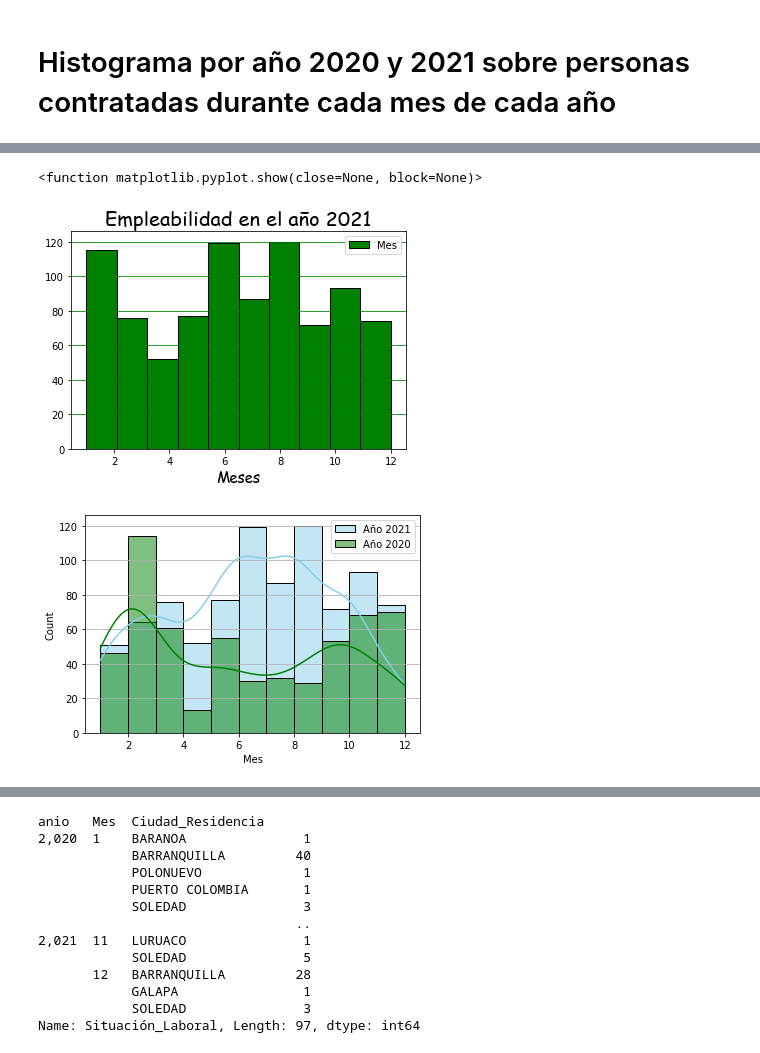
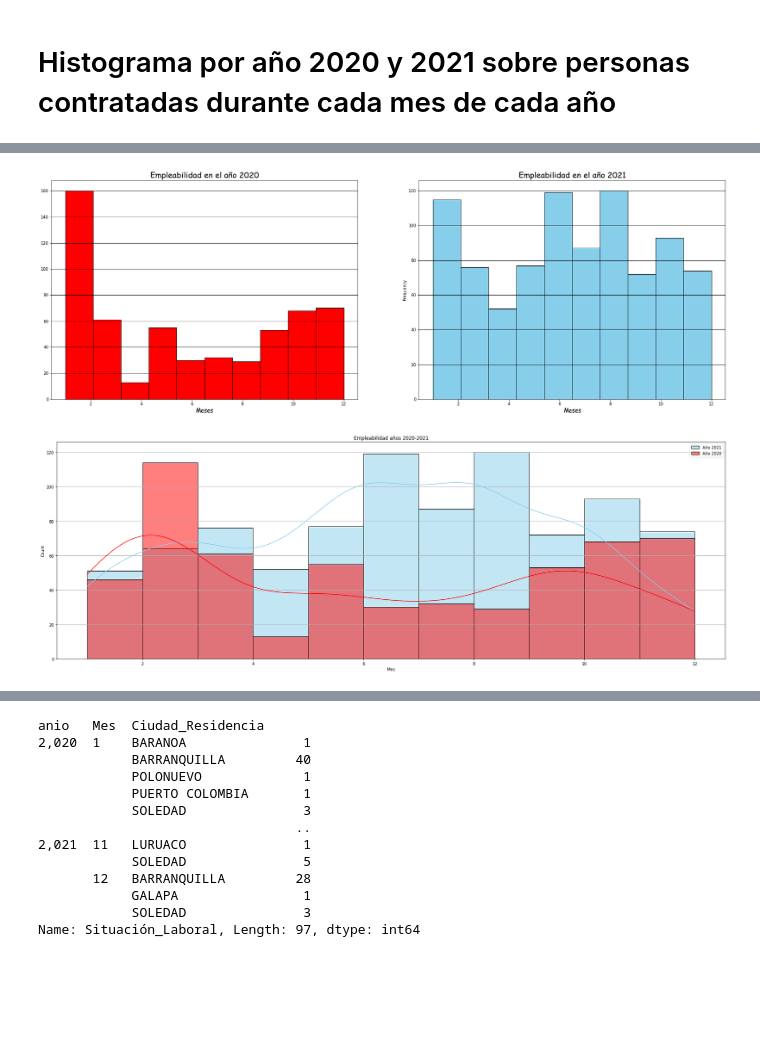
Before and after one commit to SaukB/Analisis, a Jupyter notebook: Material/Proyecto.ipynb, the cells around one changed output, grey strips where cells are left out. Cells and saved outputs as stored; diff of their text form; code cells hidden in the pictures; blank space fills up the shorter version.

```diff
--- a/Material/Proyecto.ipynb
+++ b/Material/Proyecto.ipynb
@@ -196,21 +184,24 @@ plt.show
-# %%
-
-anio2021.Mes.plot.hist(edgecolor='black',color='Green')
-plt.title ('Empleabilidad en el año 2021',fontdict = font1)
-plt.xlabel('Meses', fontdict = font2)
-plt.grid(axis="y", color="green")
-plt.ylabel('')
-plt.legend()
-plt.show
-# %% [output]
-<function matplotlib.pyplot.show(close=None, block=None)>
-[figure, removed]
-# %%
-sns.histplot(data=anio2021 , x="Mes" ,color="skyblue", kde=True, label="Año 2021")
-sns.histplot(data=anio2020 , x="Mes",color="green", kde=True, label="Año 2020")
-plt.legend()
-plt.grid(axis="y")
-plt.show()
-# %% [output]
-[figure, removed]
+# %%
+f , ax =plt.subplots(1,2,figsize=(30,10))
+anio2020.Mes.plot.hist(edgecolor='black',color='red',ax=ax[0],)
+anio2021.Mes.plot.hist(edgecolor='black',color='skyblue',ax=ax[1])
+ax[0].set_title ('Empleabilidad en el año 2020',fontdict = font1)
+ax[0].set_xlabel('Meses', fontdict = font2)
+ax[0].set_ylabel('')
+ax[0].grid(axis="y", color="black")
+ax[1].set_title ('Empleabilidad en el año 2021',fontdict = font1)
+ax[1].set_xlabel('Meses', fontdict = font2)
+ax[1].grid(axis="y", color="black")
+plt.show
+
+plt.figure(figsize=(30,10))
+sns.histplot(data=anio2021 , x="Mes" ,color="skyblue", kde=True, label="Año 2021")
+sns.histplot(data=anio2020 , x="Mes",color="red", kde=True, label="Año 2020")
+plt.title("Empleabilidad años 2020-2021")
+plt.legend()
+plt.grid(axis="y")
+plt.show()
+# %% [output]
+[figure, added]
+[figure, added]
 # %%
```
Also changed, not shown: parts of 8 cells of this notebook.
